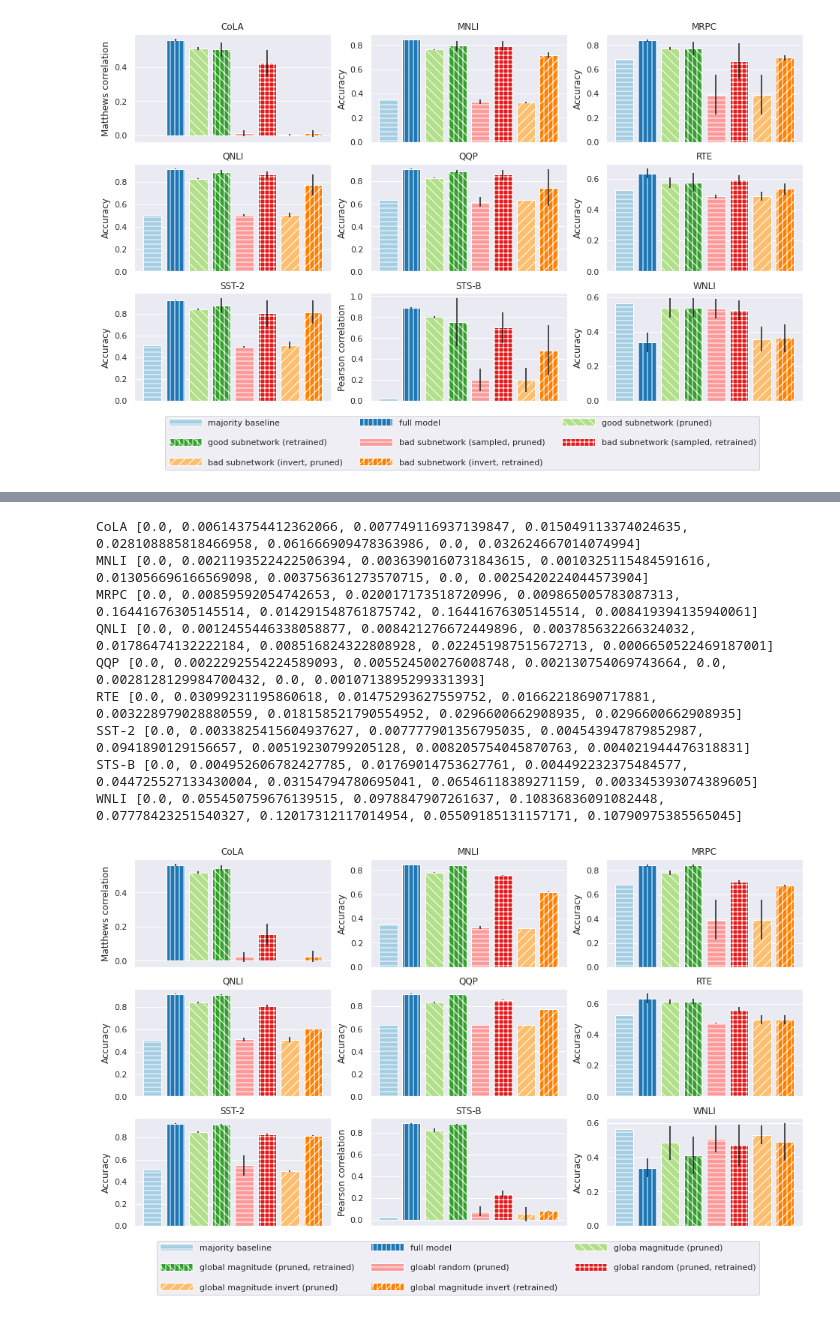
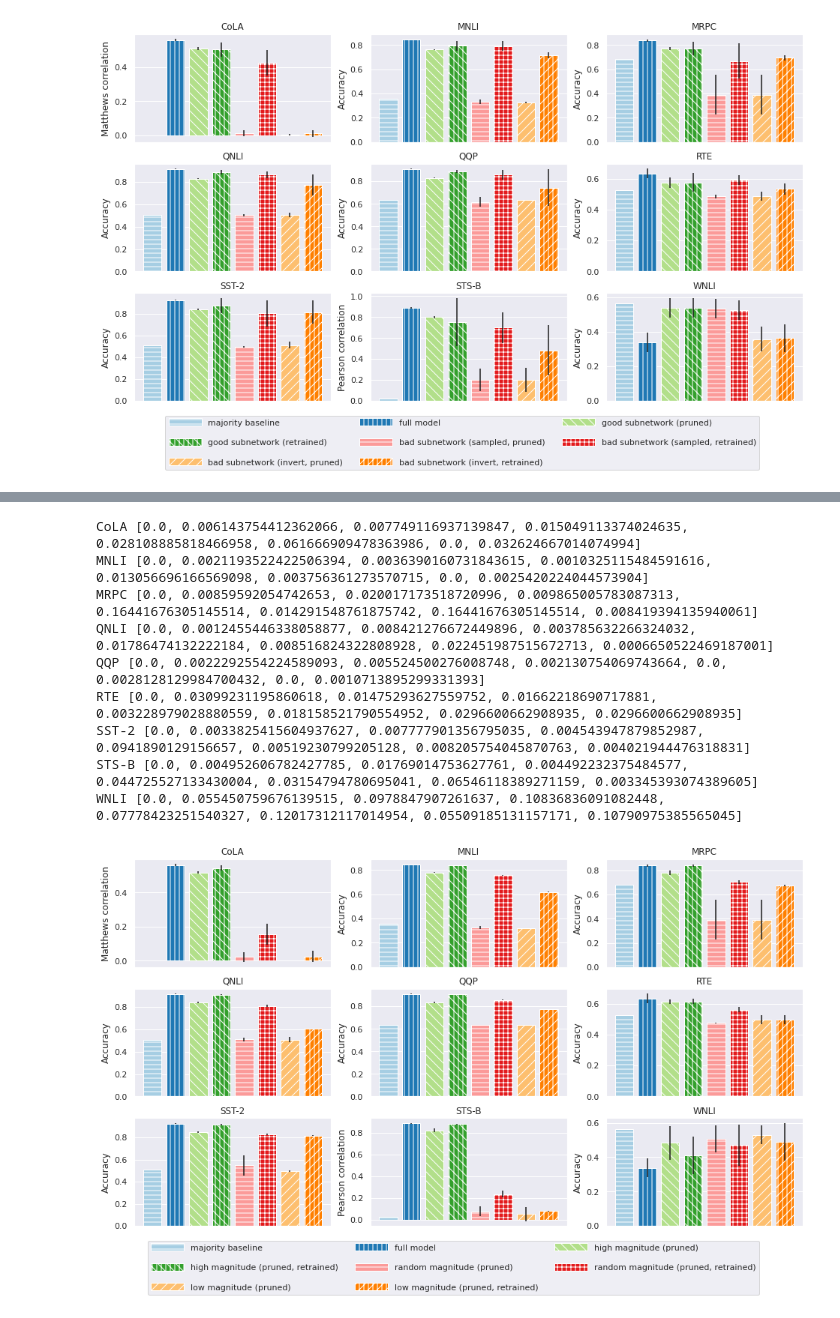
Before and after one commit to sai-prasanna/bert-experiments, a Jupyter notebook: experiment_analysis/eval_performance_analysis.ipynb, the cells around one changed output, grey strips where cells are left out. Cells and saved outputs as stored; diff of their text form; code cells hidden in the pictures.

```diff
--- a/experiment_analysis/eval_performance_analysis.ipynb
+++ b/experiment_analysis/eval_performance_analysis.ipynb
@@ -136,11 +136,12 @@ name_path = {
     "full model": evaluation_dir / "no_mask" / "baseline" / "results.json",
 
 
-    "super survivor  (pruned)": evaluation_dir / "head_mlp_super" / "baseline" / "results.json",
-    "super survivor  (retrained)": evaluation_dir / "head_mlp_super_retrained" / "baseline" / "results.json",
-
-    "anti-survivor  (pruned)": evaluation_dir / "head_mlp_super_bizzaro" / "baseline" / "results.json",
-    "anti-survivor  (retrained)": evaluation_dir / "head_mlp_super_bizzaro_retrained" / "baseline" / "results.json",
+    "super survivor (pruned)": evaluation_dir / "head_mlp_super" / "baseline" / "results.json",
+    "super survivor (pruned, retrained)": evaluation_dir / "head_mlp_super_retrained" / "baseline" / "results.json",
+    "anti-survivor (pruned)": evaluation_dir / "head_mlp_super_bizzaro" / "baseline" / "results.json",
+    "anti-survivor (pruned, retrained)": evaluation_dir / "head_mlp_super_bizzaro_retrained" / "baseline" / "results.json",
+    "average-survivor (pruned)": evaluation_dir / "head_mlp_super_midling" / "baseline" / "results.json",
+    "average-survivor (pruned, retrained)": evaluation_dir / "head_mlp_super_midling_retrained" / "baseline" / "results.json",
 
 #     "anti-survivor 2  (pruned)": evaluation_dir / "head_mlp_super_bizzaro_2" / "baseline" / "results.json",
 #     "anti-survivor 2  (retrained)": evaluation_dir / "head_mlp_super_bizzaro_2_retrained" / "baseline" / "results.json",
@@ -148,10 +149,7 @@ name_path = {
 #     "anti-survivor old (pruned)": evaluation_dir / "head_mlp_super_bad" / "baseline" / "results.json",
 #     "anti-survivor old (retrained)": evaluation_dir / "head_mlp_super_bad_retrained" / "baseline" / "results.json",
 
-    "average-survivor  (pruned)": evaluation_dir / "head_mlp_super_midling" / "baseline" / "results.json",
-    "average-survivor  (retrained)": evaluation_dir / "head_mlp_super_midling_retrained" / "baseline" / "results.json",
 }
-
 
 analyzed_metrics = []
 for name, path in name_path.items():
@@ -176,40 +174,40 @@ name_path = {
 
     "majority baseline": evaluation_dir / "freq_baseline" / "results.json",
     "full model": evaluation_dir / "no_mask" / "baseline" / "results.json",
-    "globa magnitude (pruned)": evaluation_dir / "global_magnitude" / "baseline" / "results.json",
-    "global magnitude (pruned, retrained)": evaluation_dir / "global_magnitude_retrained" / "baseline" / "results.json",
-    "gloabl random (pruned)": evaluation_dir / "global_random" / "baseline" / "results.json",
-    "global random (pruned, retrained)": evaluation_dir / "global_random_retrained" / "baseline" / "results.json",
-    "global magnitude invert (pruned)": evaluation_dir / "global_bad" / "baseline" / "results.json",
-    "global magnitude invert (retrained)": evaluation_dir / "global_bad_retrained" / "baseline" / "results.json",
+    "high magnitude (pruned)": evaluation_dir / "global_magnitude" / "baseline" / "results.json",
+    "high magnitude (pruned, retrained)": evaluation_dir / "global_magnitude_retrained" / "baseline" / "results.json",
+    "random magnitude (pruned)": evaluation_dir / "global_random" / "baseline" / "results.json",
+    "random magnitude (pruned, retrained)": evaluation_dir / "global_random_retrained" / "baseline" / "results.json",
+    "low magnitude (pruned)": evaluation_dir / "global_bad" / "baseline" / "results.json",
+    "low magnitude (pruned, retrained)": evaluation_dir / "global_bad_retrained" / "baseline" / "results.json",
 #     "bad-mimic-pruned, retrained": evaluation_dir / "global_bad_mask_mimic_size" / "baseline" / "results.json",
 
 #     "bad-mimic-pruned, retrained": evaluation_dir / "global_bad_mask_mimic_size_retrained" / "baseline" / "results.json",
 #     "m-pruned mimic": evaluation_dir / "global_magnitude_mask_mimic_size" / "baseline" / "results.json",
 #     "m-pruned mimic, retrained": evaluation_dir / "global_magnitude_mask_mimic_size_retrained" / "baseline" / "results.json",
 
 #     "r-pruned, mimic": evaluation_dir / "global_random_mask_mimic_size" / "baseline" / "results.json",
 #     "r-pruned mimic, retrained": evaluation_dir / "global_random_mask_mimic_size_retrained" / "baseline" / "results.json",
 }
 
 
 m_metrics = []
 for name, path in name_path.items():
     with path.open() as f:
         metrics = json.load(f)
     m_metrics.append((name, metrics))
 plot_all_task_metrics(m_metrics, "evaluation/magnitude_pruning_evaluation.pdf")
 # %% [output]
 CoLA [0.0, 0.006143754412362066, 0.007749116937139847, 0.015049113374024635, 0.028108885818466958, 0.061666909478363986, 0.0, 0.032624667014074994]
 MNLI [0.0, 0.0021193522422506394, 0.0036390160731843615, 0.0010325115484591616, 0.013056696166569098, 0.003756361273570715, 0.0, 0.0025420224044573904]
 MRPC [0.0, 0.00859592054742653, 0.020017173518720996, 0.009865005783087313, 0.16441676305145514, 0.014291548761875742, 0.16441676305145514, 0.008419394135940061]
 QNLI [0.0, 0.0012455446338058877, 0.008421276672449896, 0.003785632266324032, 0.01786474132222184, 0.008516824322808928, 0.022451987515672713, 0.0006650522469187001]
 QQP [0.0, 0.0022292554224589093, 0.005524500276008748, 0.002130754069743664, 0.0, 0.0028128129984700432, 0.0, 0.0010713895299331393]
 RTE [0.0, 0.03099231195860618, 0.01475293627559752, 0.01662218690717881, 0.003228979028880559, 0.018158521790554952, 0.0296600662908935, 0.0296600662908935]
 SST-2 [0.0, 0.0033825415604937627, 0.007777901356795035, 0.004543947879852987, 0.0941890129156657, 0.00519230799205128, 0.008205754045870763, 0.004021944476318831]
 STS-B [0.0, 0.004952606782427785, 0.01769014753627761, 0.004492232375484577, 0.044725527133430004, 0.03154794780695041, 0.06546118389271159, 0.003345393074389605]
 WNLI [0.0, 0.055450759676139515, 0.0978847907261637, 0.10836836091082448, 0.07778423251540327, 0.12017312117014954, 0.05509185131157171, 0.10790975385565045]
-[figure, old version]
+[figure, new version]
 # %%
 
 
```
Also changed, not shown: parts of 3 cells of this notebook, 7 other files.
